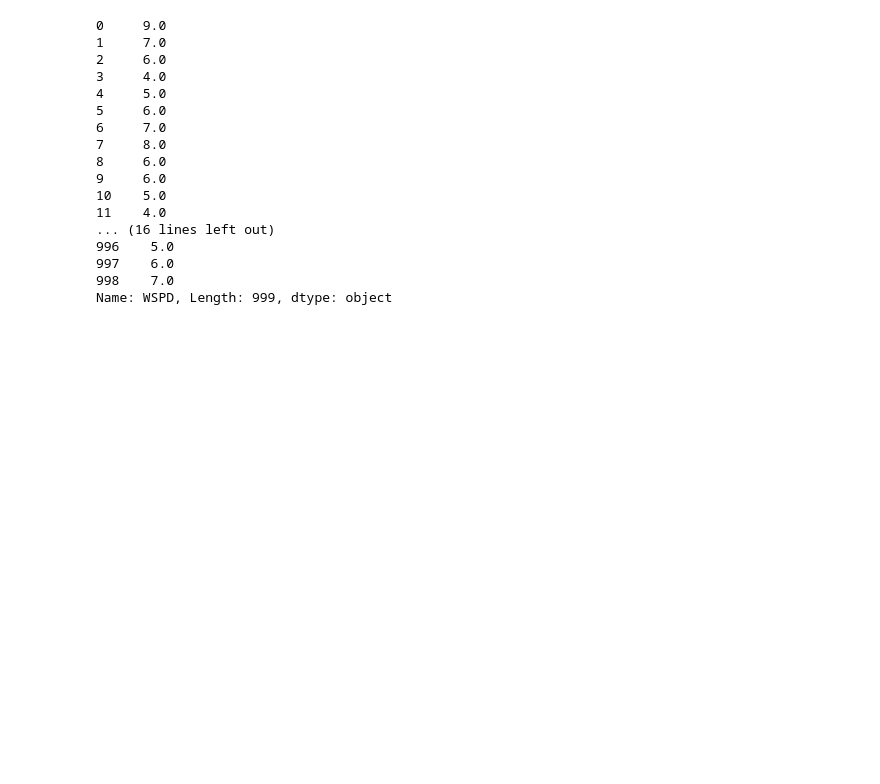
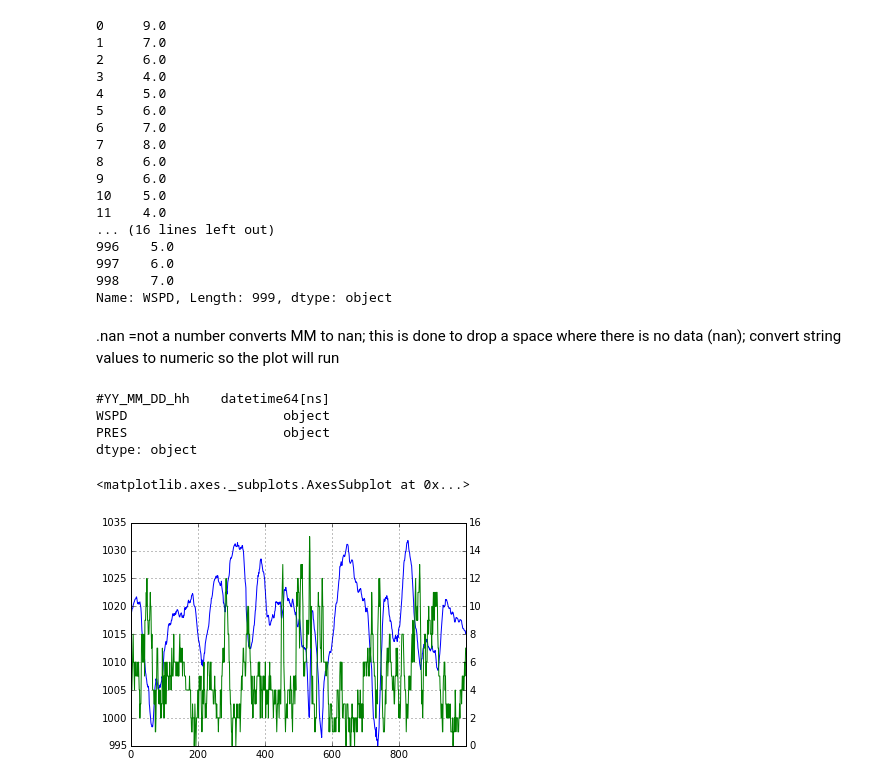
Before and after one commit to MelissaLPierce/capstone-uconn, a Jupyter notebook: capstone-uconn.ipynb, the cells around one changed output. Cells and saved outputs as stored; diff of their text form; code cells hidden in the pictures; blank space fills up the shorter version.

```diff
--- a/capstone-uconn.ipynb
+++ b/capstone-uconn.ipynb
@@ -71,3 +57,27 @@ print data['WSPD']
 997    6.0
 998    7.0
 Name: WSPD, Length: 999, dtype: object
+# %%
+import numpy
+data = data.replace('MM', numpy.nan)
+data = data.dropna(axis=0)
+data = data.convert_objects(convert_numeric=True)
+# %% [markdown]
+.nan =not a number converts MM to nan;
+this is done to drop a space where there is no data (nan);
+convert string values to numeric so the plot will run
+# %%
+data.dtypes
+# %% [output]
+#YY_MM_DD_hh    datetime64[ns]
+WSPD                    object
+PRES                    object
+dtype: object
+# %%
+%matplotlib inline
+import matplotlib.pyplot
+data.PRES.plot()
+data.WSPD.plot(secondary_y=True, style ='g')
+# %% [output]
+<matplotlib.axes._subplots.AxesSubplot at 0x...>
+[figure, added]
```
Also changed, not shown: parts of 2 cells of this notebook.
